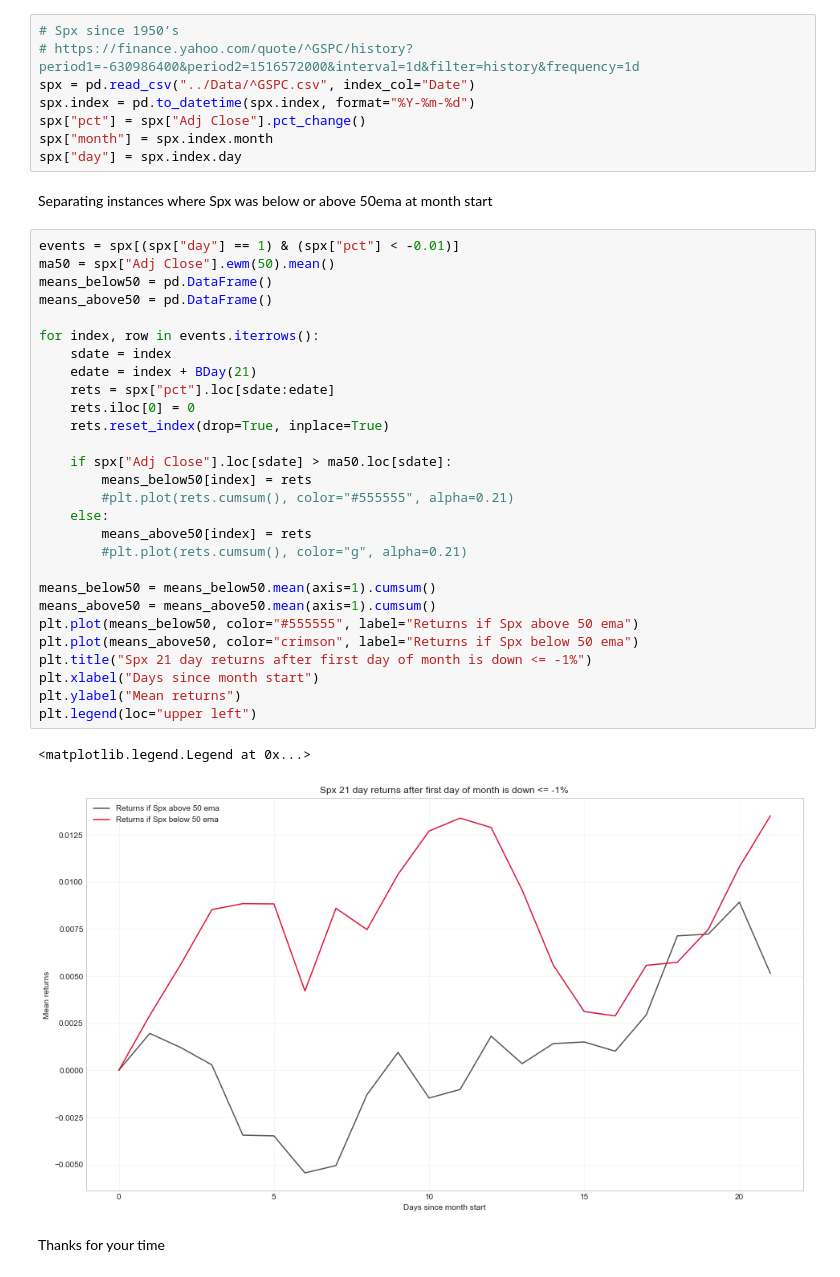
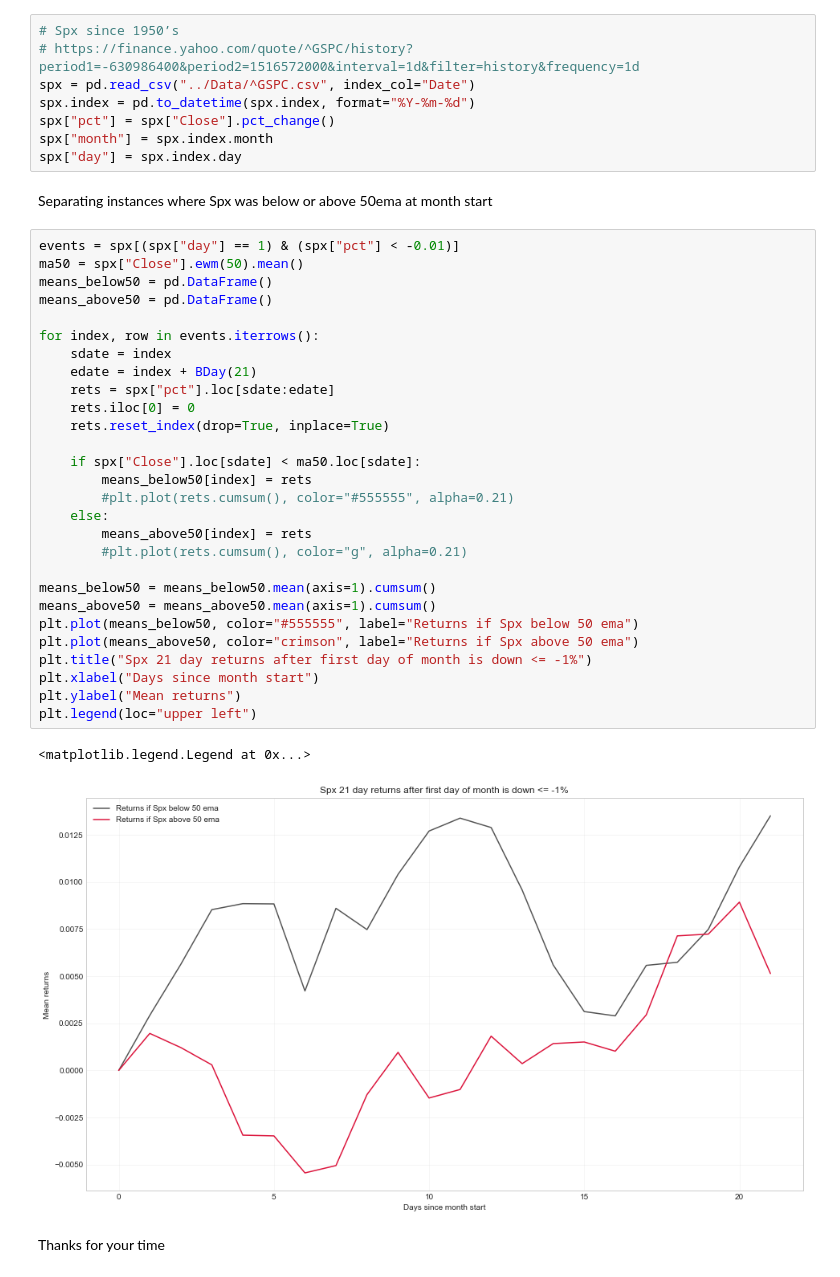
Before and after one commit to Darellblg/VoodooMarkets, a Jupyter notebook: SpxFirstDayOfMonthDown.ipynb, the cells around one changed output. Drawn from its saved outputs; the diff is of its cells as text.

```diff
--- a/SpxFirstDayOfMonthDown.ipynb
+++ b/SpxFirstDayOfMonthDown.ipynb
@@ -15,41 +15,41 @@ plt.style.use("seaborn-whitegrid")
 # https://finance.yahoo.com/quote/^GSPC/history?period1=-630986400&period2=1516572000&interval=1d&filter=history&frequency=1d
 spx = pd.read_csv("../Data/^GSPC.csv", index_col="Date")
 spx.index = pd.to_datetime(spx.index, format="%Y-%m-%d")
-spx["pct"] = spx["Adj Close"].pct_change()
+spx["pct"] = spx["Close"].pct_change()
 spx["month"] = spx.index.month
 spx["day"] = spx.index.day
 # %% [markdown]
 Separating instances where Spx was below or above 50ema at month start
 # %%
 events = spx[(spx["day"] == 1) & (spx["pct"] < -0.01)]
-ma50 = spx["Adj Close"].ewm(50).mean()
+ma50 = spx["Close"].ewm(50).mean()
 means_below50 = pd.DataFrame()
 means_above50 = pd.DataFrame()
 
 for index, row in events.iterrows():
     sdate = index
     edate = index + BDay(21)
     rets = spx["pct"].loc[sdate:edate]
     rets.iloc[0] = 0
     rets.reset_index(drop=True, inplace=True)
 
-    if spx["Adj Close"].loc[sdate] > ma50.loc[sdate]:
+    if spx["Close"].loc[sdate] < ma50.loc[sdate]:
         means_below50[index] = rets
         #plt.plot(rets.cumsum(), color="#555555", alpha=0.21)
     else:
         means_above50[index] = rets
         #plt.plot(rets.cumsum(), color="g", alpha=0.21)
 
 means_below50 = means_below50.mean(axis=1).cumsum()
 means_above50 = means_above50.mean(axis=1).cumsum()
-plt.plot(means_below50, color="#555555", label="Returns if Spx above 50 ema")
-plt.plot(means_above50, color="crimson", label="Returns if Spx below 50 ema")
+plt.plot(means_below50, color="#555555", label="Returns if Spx below 50 ema")
+plt.plot(means_above50, color="crimson", label="Returns if Spx above 50 ema")
 plt.title("Spx 21 day returns after first day of month is down <= -1%")
 plt.xlabel("Days since month start")
 plt.ylabel("Mean returns")
 plt.legend(loc="upper left")
 # %% [output]
 <matplotlib.legend.Legend at 0x...>
-[figure, old version]
+[figure, new version]
 # %% [markdown]
 Thanks for your time
```
